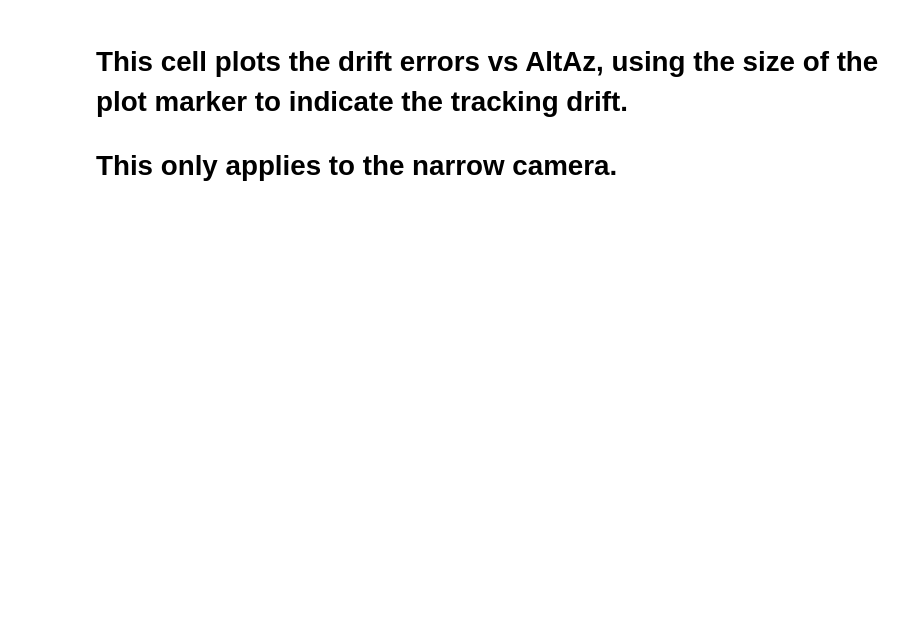
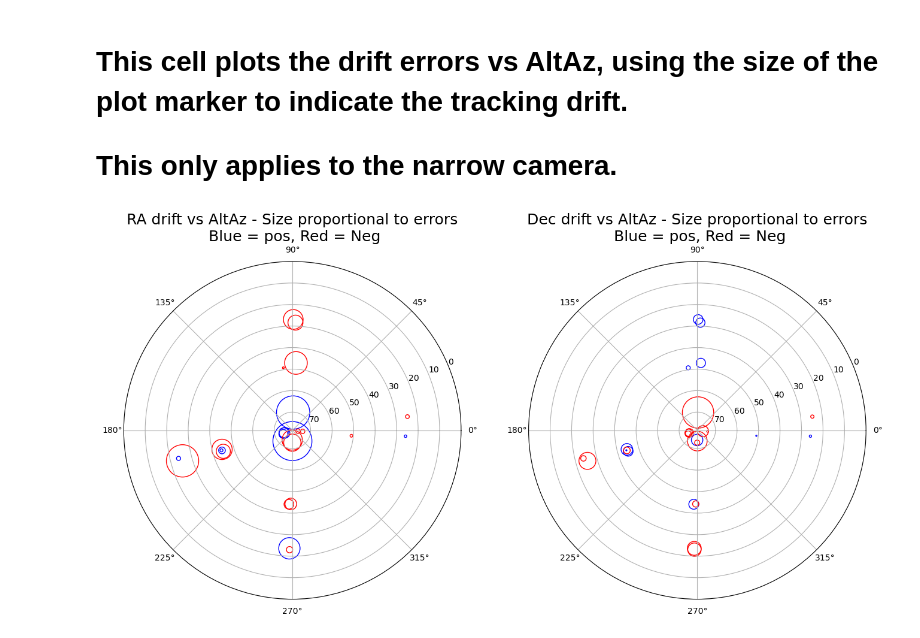
Before and after one commit to lsst-sitcom/notebooks_vandv, a Jupyter notebook: notebooks/tel_and_site/subsys_req_ver/tma/SITCOM-1310_Long_Tracking_Drift_06Apr24.ipynb, the cells around one changed output. Saved outputs shown, nothing was run; the diff lists cells and outputs as text; code cells hidden in the pictures; blank space fills up the shorter version.

```diff
--- a/notebooks/tel_and_site/subsys_req_ver/tma/SITCOM-1310_Long_Tracking_Drift_06Apr24.ipynb
+++ b/notebooks/tel_and_site/subsys_req_ver/tma/SITCOM-1310_Long_Tracking_Drift_06Apr24.ipynb
@@ -81,7 +81,7 @@ logging.config.dictConfig({
 })
 # %%
 fastPlateScale = 0.67 # arcsec/pixel
-pdf = PdfPages(dataDir / "Long_Term_Tracking_Events_19Apr24.pdf")
+pdf = PdfPages(dataDir / f"Long_Term_Tracking_Events_{dayObss[0]}_{dayObss[-1]}.pdf")
 fig = plt.figure(figsize=(15,10))
 
 # The lists below will be used to plot the
@@ -170,8 +170,6 @@ for dayObs in dayObss:
         axs[0][2].legend()
 
         # Now for the fast data
-        # These are needed to make sure you don't grab an extra
-        # seqNum before or after the long track.
         seqNums = findMatchingImages(track, jsonData, 'fast')
         print(f"For long track beginning at {track.begin.isot},there are {len(seqNums)} fast images that match")
         if len(seqNums) == 0:
@@ -230,7 +247,7 @@ radAzs = np.radians(azs)
 fig=plt.figure(figsize=(16,8))
 ax1 = plt.subplot(121, projection='polar')
 ax1.invert_yaxis()
-ax1.set_title("RA drift - Size proportional to errors\n Blue = pos, Red = Neg", fontsize=18)
+ax1.set_title("RA drift vs AltAz - Size proportional to errors\n Blue = pos, Red = Neg", fontsize=18)
 radAzsPos = []
 radAzsNeg = []
 altsPos = []
@@ -242,36 +259,38 @@ for n, raDrift in enumerate(raDrifts):
         radAzsPos.append(radAzs[n])
         altsPos.append(alts[n])
         raDriftsPos.append(raDrift)
     else:
         radAzsNeg.append(radAzs[n])
         altsNeg.append(alts[n])
         raDriftsNeg.append(raDrift)
 raSizePos = abs(np.array(raDriftsPos)) * 500.0
 raSizeNeg = abs(np.array(raDriftsNeg)) * 500.0
 
-ax1.scatter(radAzsPos, altsPos, color='blue', marker='o', s=raSizePos)
-ax1.scatter(radAzsNeg, altsNeg, color='red', marker='o', s=raSizeNeg)
+ax1.scatter(radAzsPos, altsPos, color='blue', marker='o', s=raSizePos, facecolors='none' )
+ax1.scatter(radAzsNeg, altsNeg, color='red', marker='o', s=raSizeNeg, facecolors='none' )
 
 ax2 = plt.subplot(122, projection='polar')
 ax2.invert_yaxis()
-ax2.set_title("Dec drift - Size proportional to errors\n Blue = pos, Red = Neg", fontsize=18)
+ax2.set_title("Dec drift vs AltAz - Size proportional to errors\n Blue = pos, Red = Neg", fontsize=18)
 radAzsPos = []
 radAzsNeg = []
 altsPos = []
 altsNeg = []
 decDriftsPos = []
 decDriftsNeg = []
 for n, decDrift in enumerate(decDrifts):
     if decDrift > 0.0:
         radAzsPos.append(radAzs[n])
         altsPos.append(alts[n])
         decDriftsPos.append(decDrift)
     else:
         radAzsNeg.append(radAzs[n])
         altsNeg.append(alts[n])
         decDriftsNeg.append(decDrift)
 decSizePos = abs(np.array(decDriftsPos)) * 500.0
 decSizeNeg = abs(np.array(decDriftsNeg)) * 500.0
-ax2.scatter(radAzsPos, altsPos, color='blue', marker='o', s=decSizePos)
-ax2.scatter(radAzsNeg, altsNeg, color='red', marker='o', s=decSizeNeg)
-plt.savefig(dataDir / "Long_Term_Tracking_Drifts_AltAz_06Apr24.pdf")
+ax2.scatter(radAzsPos, altsPos, color='blue', marker='o', s=decSizePos, facecolors='none' )
+ax2.scatter(radAzsNeg, altsNeg, color='red', marker='o', s=decSizeNeg, facecolors='none' )
+plt.savefig(dataDir / "Long_Term_Tracking_Drifts_AltAz_29Apr24.pdf")
+# %% [output]
+[figure, added]
```
Also changed, not shown: parts of 3 cells of this notebook.
